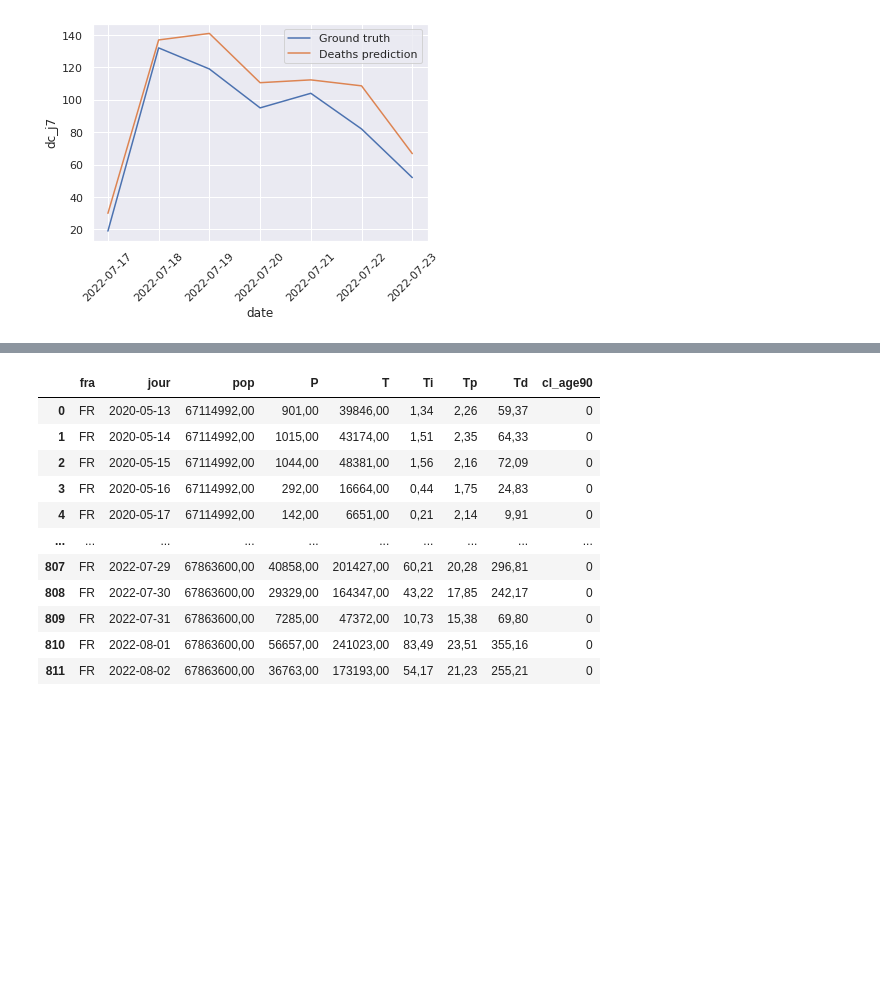
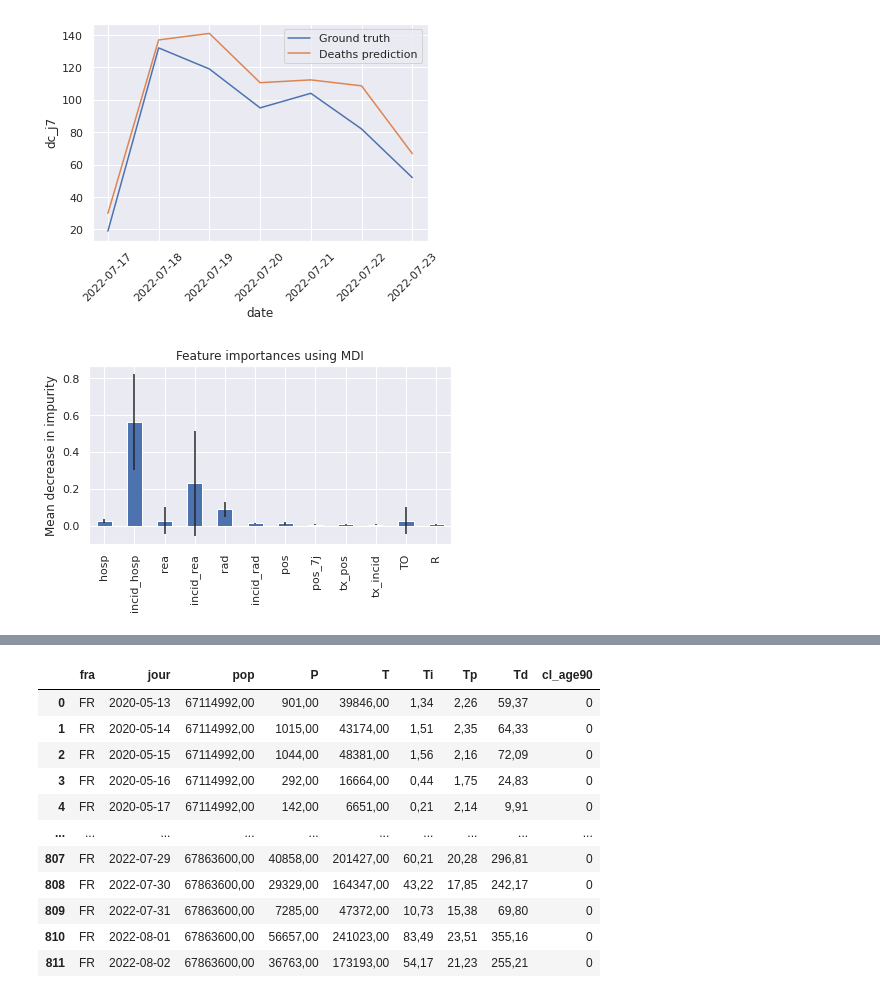
Before and after one commit to WLDCH/covid19-deaths-prediction, a Jupyter notebook: model_training.ipynb, the cells around one changed output, grey strips where cells are left out. Drawn from its saved outputs; the diff is of its cells as text; code cells hidden in the pictures; blank space fills up the shorter version.

Commit message:
Add feature importances

```diff
--- a/model_training.ipynb
+++ b/model_training.ipynb
@@ -106,3 +107,15 @@ plt.legend()
 # %% [output]
 <matplotlib.legend.Legend at 0x...>
 [figure]
+# %%
+importances = rf.feature_importances_
+forest_importances = pd.Series(importances, index=features)
+std = np.std([tree.feature_importances_ for tree in rf.estimators_], axis=0)
+
+fig, ax = plt.subplots()
+forest_importances.plot.bar(yerr=std, ax=ax)
+ax.set_title("Feature importances using MDI")
+ax.set_ylabel("Mean decrease in impurity")
+fig.tight_layout()
+# %% [output]
+[figure, added]
```
Also changed, not shown: parts of 3 cells of this notebook.
